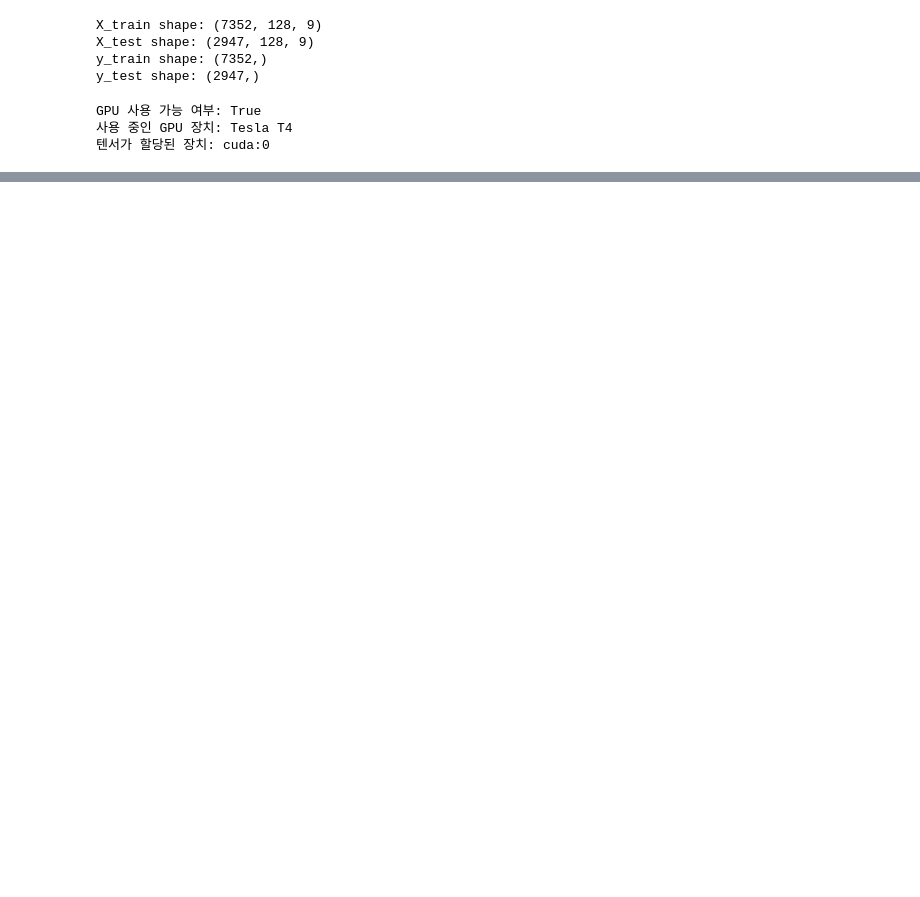
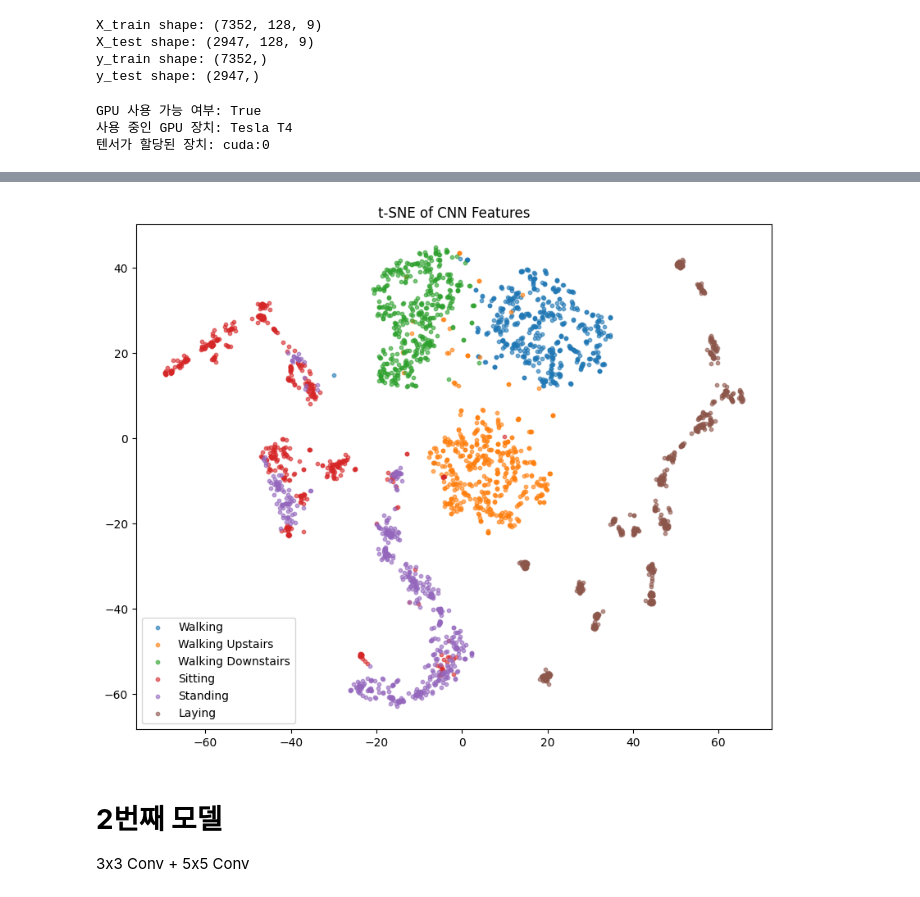
Before and after one commit to Sperodd/HAR, a Jupyter notebook: UCI-HAR/pytorch/UCI-HAR_CNN.ipynb, the cells around one changed output, grey strips where cells are left out. Drawn from its saved outputs; the diff is of its cells as text; code cells hidden in the pictures; blank space fills up the shorter version.

```diff
--- a/UCI-HAR/pytorch/UCI-HAR_CNN.ipynb
+++ b/UCI-HAR/pytorch/UCI-HAR_CNN.ipynb
@@ -124 +388,43 @@ test_loader  = DataLoader(test_dataset, batch_size=64, shuffle=False)
+# %%
+features, labels = extract_features(model, test_loader)
+
+tsne = TSNE(
+    n_components=2,
+    perplexity=30,
+    random_state=42
+)
+
+embedding = tsne.fit_transform(features)
+
+
+activity_names = [
+    "Walking",
+    "Walking Upstairs",
+    "Walking Downstairs",
+    "Sitting",
+    "Standing",
+    "Laying"
+]
+
+plt.figure(figsize=(10,8))
+
+for i in range(6):
+    idx = labels == i
+
+    plt.scatter(
+        embedding[idx,0],
+        embedding[idx,1],
+        label=activity_names[i],
+        alpha=0.6,
+        s=10
+    )
+
+plt.legend()
+plt.title("t-SNE of CNN Features")
+plt.show()
+# %% [output]
+[figure, added]
+# %% [markdown]
+# **2번째 모델**
+3x3 Conv + 5x5 Conv
 # %%
```
Also changed, not shown: parts of 21 cells of this notebook.
